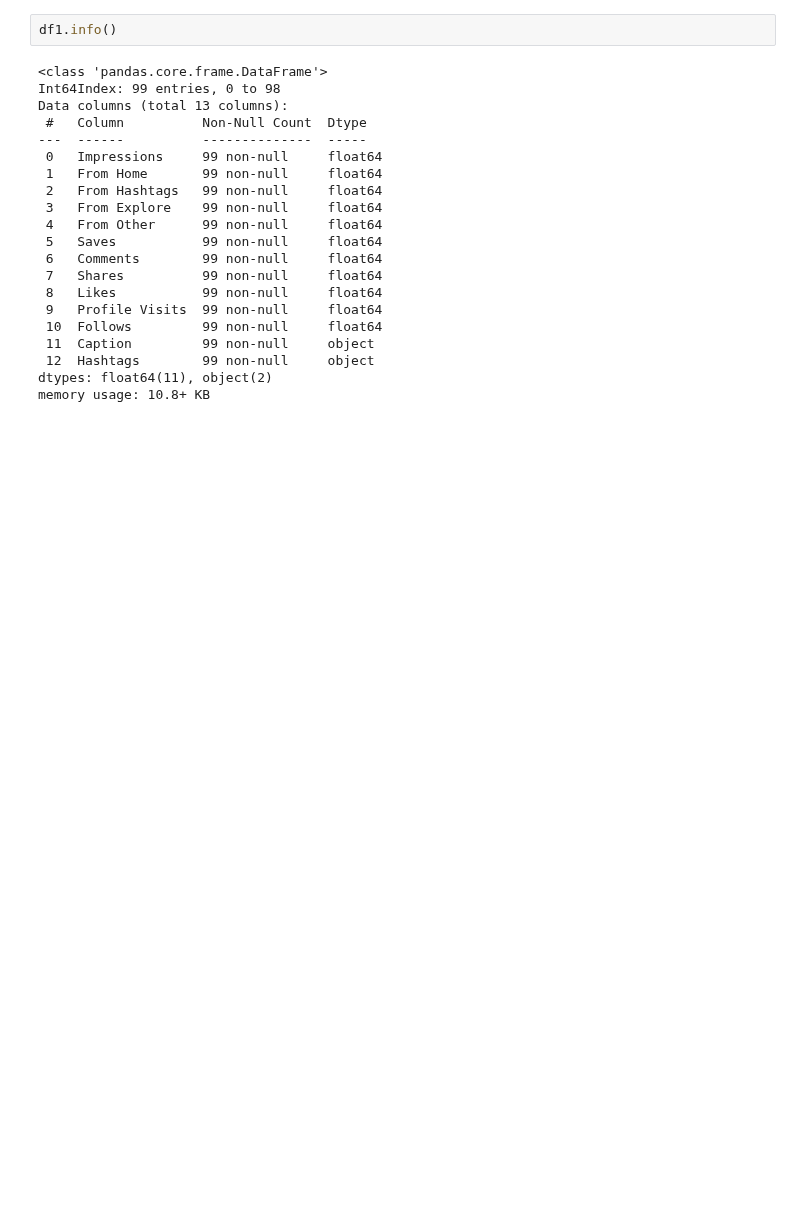
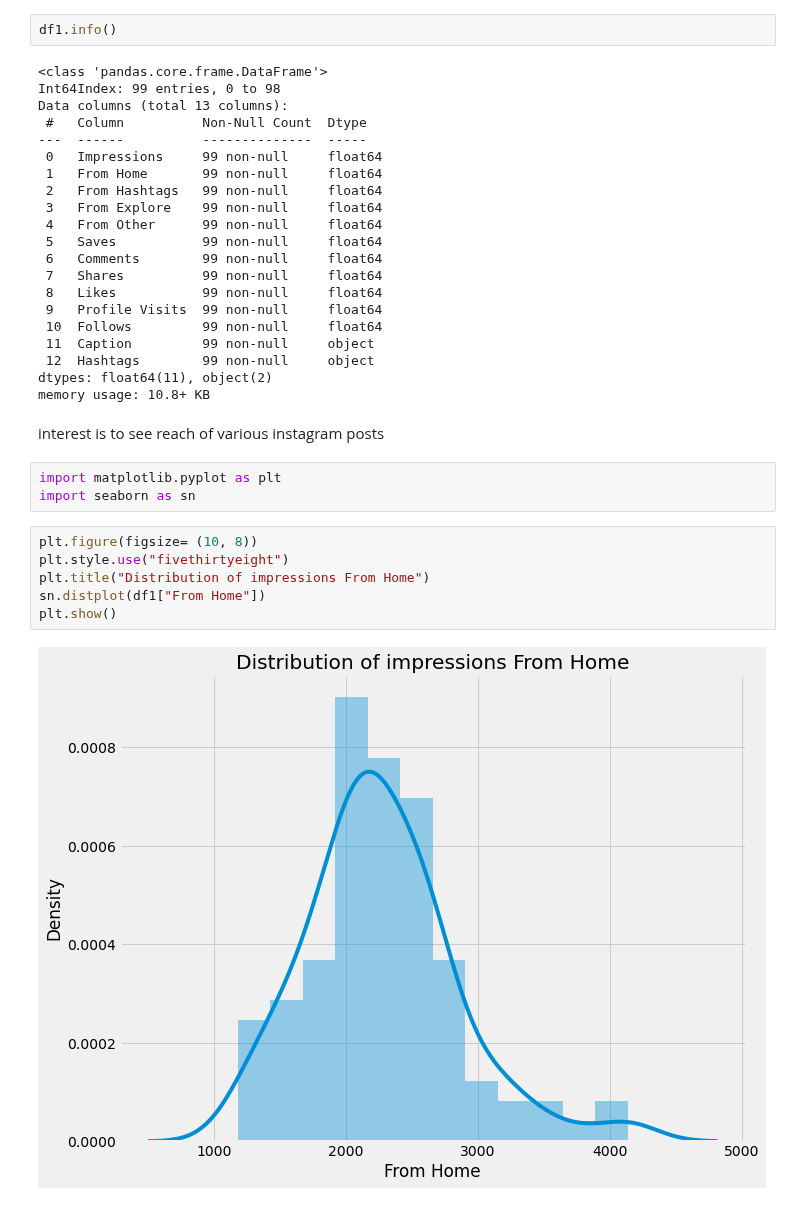
Before and after one commit to J-Kimani/DS, a Jupyter notebook: Projects/Instagram Reach Analysis/IRA.ipynb, the cells around one changed output. Saved outputs shown, nothing was run; the diff lists cells and outputs as text; blank space fills up the shorter version.

```diff
--- a/Projects/Instagram Reach Analysis/IRA.ipynb
+++ b/Projects/Instagram Reach Analysis/IRA.ipynb
@@ -125,3 +125,16 @@ Data columns (total 13 columns):
  12  Hashtags        99 non-null     object
 dtypes: float64(11), object(2)
 memory usage: 10.8+ KB
+# %% [markdown]
+interest is to see reach of various instagram posts
+# %%
+import matplotlib.pyplot as plt
+import seaborn as sn
+# %%
+plt.figure(figsize= (10, 8))
+plt.style.use("fivethirtyeight")
+plt.title("Distribution of impressions From Home")
+sn.distplot(df1["From Home"])
+plt.show()
+# %% [output]
+[figure, added]
```
Also changed, not shown: parts of 18 cells of this notebook.
